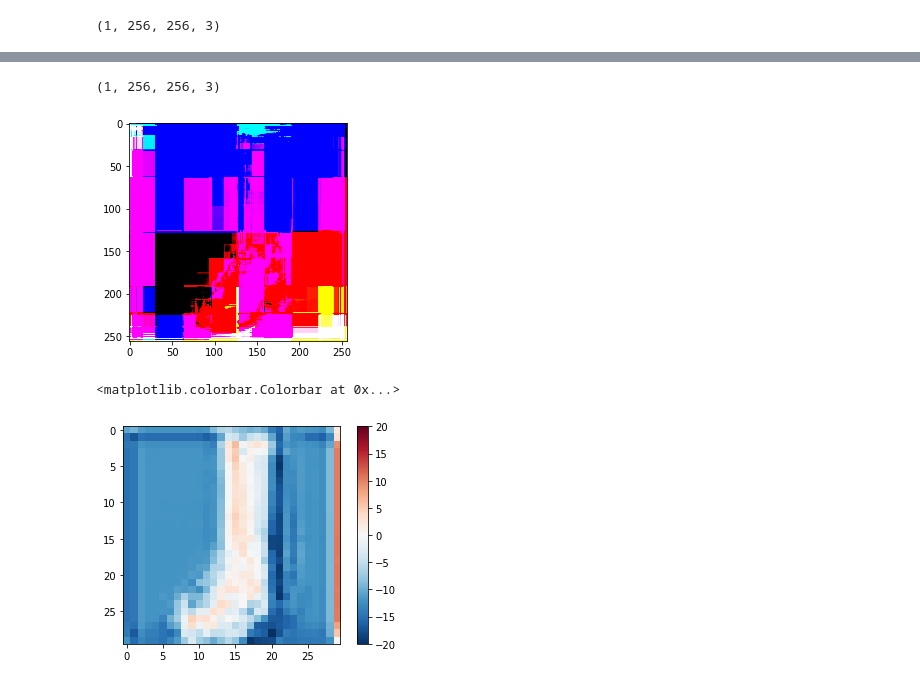
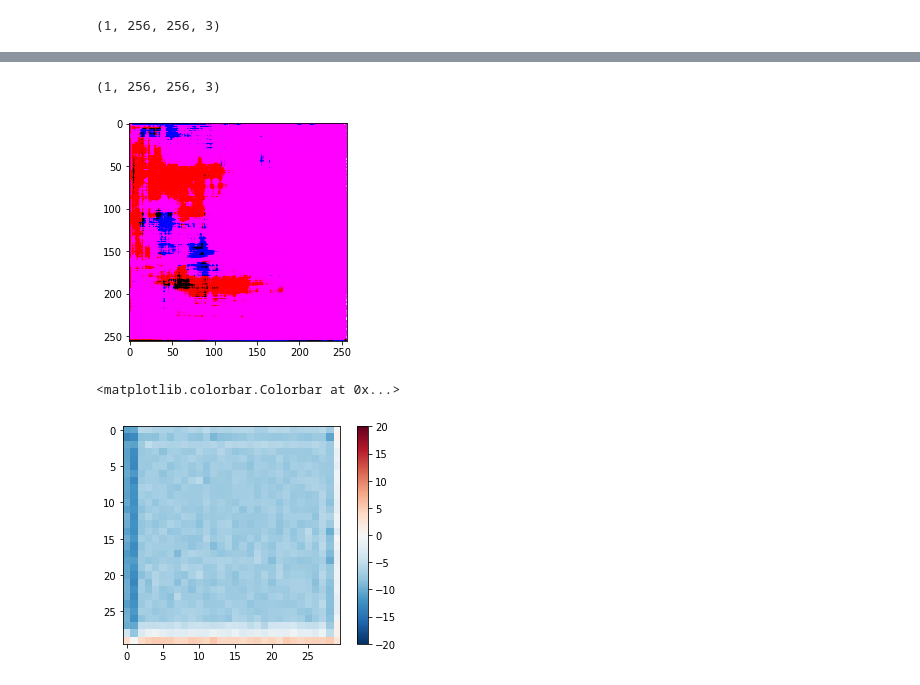
Before and after one commit to riley-mld/Pix2Pix, a Jupyter notebook: Pix2Pix.ipynb, the cells around one changed output, grey strips where cells are left out. Drawn from its saved outputs; the diff is of its cells as text; code cells hidden in the pictures.

```diff
--- a/Pix2Pix.ipynb
+++ b/Pix2Pix.ipynb
@@ -6,4 +6,4 @@ import time
 import matplotlib.pyplot as plt
 from IPython.display import clear_output
 # %%
-dataset_path = "Datasets/edges2shoes/"
+dataset_path = "Datasets/maps/"
@@ -29,7 +31,7 @@ def load_img(image_pth):
 
     return input_img, real_img
 # %%
-inp, re = load_img(dataset_path + "train/11_AB.jpg")
+inp, re = load_img(dataset_path + "train/1.jpg")
 
 plt.figure()
 plt.imshow(inp/255.0)
@@ -121,8 +123,7 @@ def downsample(filters, size, apply_batchnorm=True):
 
     result = tf.keras.Sequential()
     # Add Conv2D layer
-    result.add(
-        tf.keras.layers.Conv2D(filters, size, strides=2, padding='same',
+    result.add(tf.keras.layers.Conv2D(filters, size, strides=2, padding='same',
                               kernel_initializer=initializer, use_bias=False))
     # Add Batch Normalization layer
     if apply_batchnorm:
@@ -150,12 +151,11 @@ def upsample(filters, size, apply_dropout=False, use_transpose_conv=True):
     if use_transpose_conv:
         result.add(
             tf.keras.layers.Conv2DTranspose(filters, size, strides=2, padding='same',
-                                           kernel_initializer=initializer, use_bias=False))
+                                            kernel_initializer=initializer, use_bias=False))
     else:
-        result.add(
-            tf.keras.layers.UpSampling2D(size=(2, 2), interpolation='nearest'),
-            tf.keras.layers.Conv2D(filters, size, strides=1, padding='same',
-                                  kernel_initializer=initializer, use_bias=False))
+        result.add(tf.keras.layers.UpSampling2D(size=(2, 2), interpolation='nearest'))
+        result.add(tf.keras.layers.Conv2D(filters, size, strides=1, padding='same',
+                                          kernel_initializer=initializer, use_bias=False))
 
     # Add Batch Normalization layer
     result.add(tf.keras.layers.BatchNormalization())
@@ -237,7 +237,7 @@ def Generator(use_t_conv=True):
 # %%
 generator = Generator(use_t_conv=False)
 
-gen_output = generator(inp[tf.newaxis, ...], training=False)
+gen_output = generator(m_inp[tf.newaxis, ...], training=False)
 plt.imshow(gen_output[0, ...])
 print(gen_output.shape)
 # %% [output]
@@ -245,5 +246,5 @@ W0805 17:58:44.459261  5792 image.py:693] Clipping input data to the valid range
 (1, 256, 256, 3)
-[figure, old version]
+[figure, new version]
 # %%
 def Discriminator():
     """Define discriminator network."""
@@ -272,9 +273,9 @@ def Discriminator():
     return tf.keras.Model(inputs=[inp, tar], outputs=last)
 # %%
 discriminator = Discriminator()
-disc_out = discriminator([inp[tf.newaxis, ...], gen_output], training=False)
+disc_out = discriminator([m_inp[tf.newaxis, ...], gen_output], training=False)
 plt.imshow(disc_out[0, ..., -1], vmin=-20, vmax=20, cmap='RdBu_r')
 plt.colorbar()
 # %% [output]
 <matplotlib.colorbar.Colorbar at 0x...>
-[figure, old version]
+[figure, new version]
```
Also changed, not shown: parts of 11 cells of this notebook.
